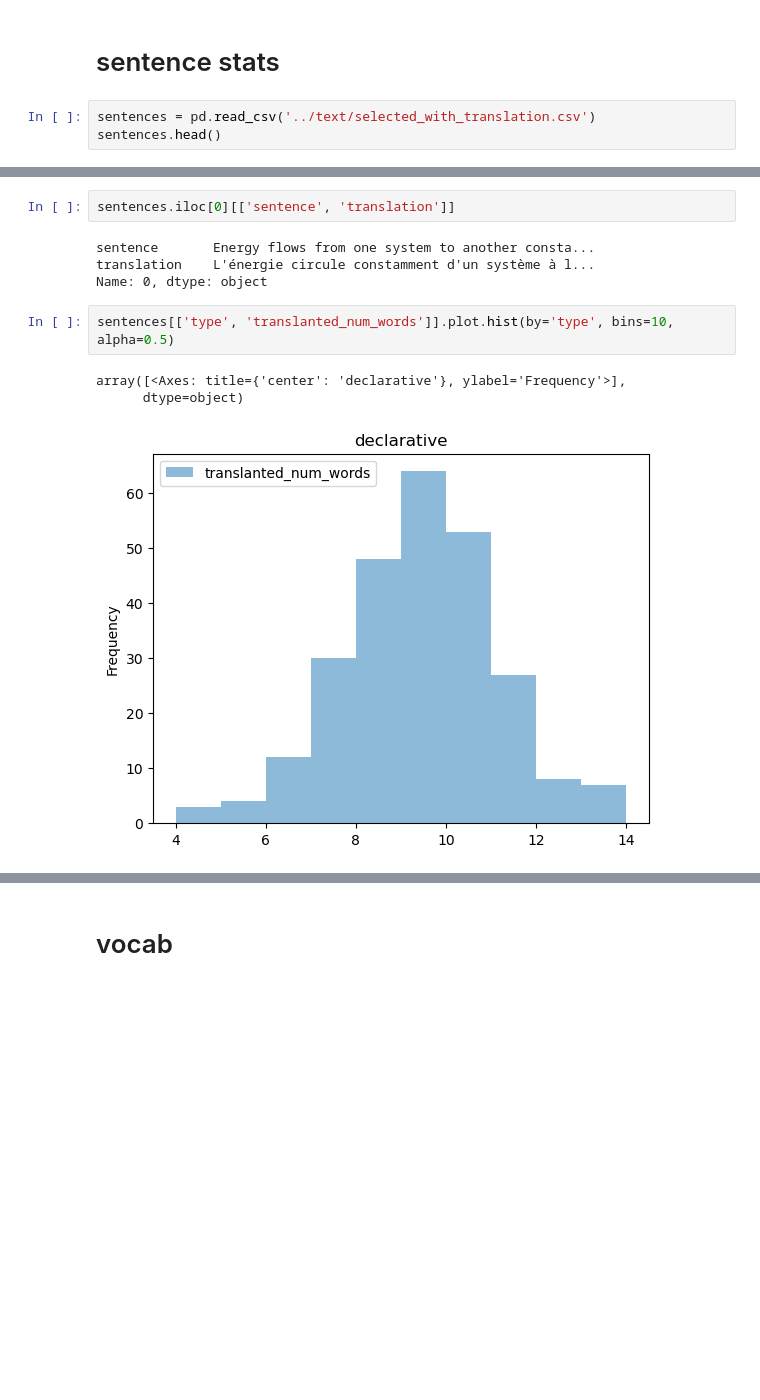
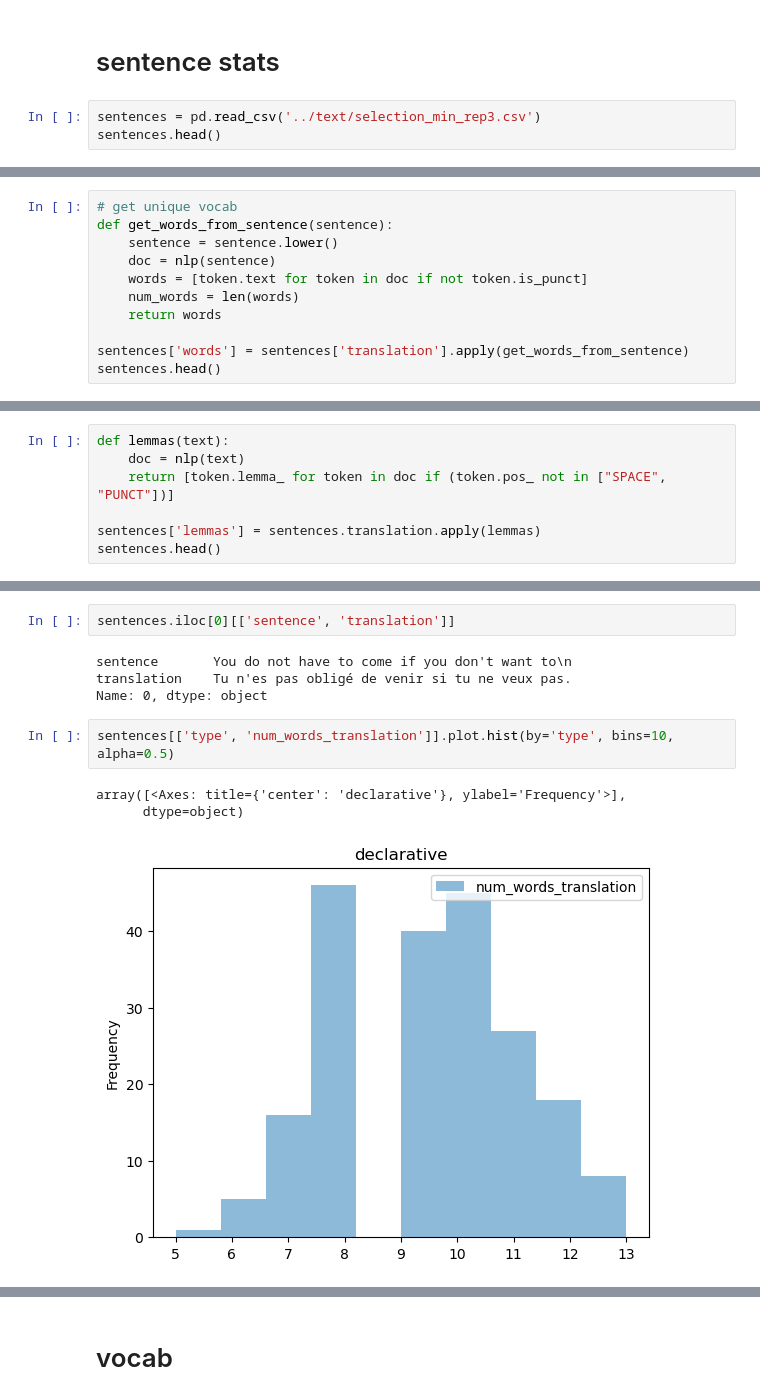
Before and after one commit to lucyzmf/speech_production_protocol, a Jupyter notebook: playground/sentence_stats.ipynb, the cells around one changed output, grey strips where cells are left out. Saved outputs shown, nothing was run; the diff lists cells and outputs as text; blank space fills up the shorter version.

```diff
--- a/playground/sentence_stats.ipynb
+++ b/playground/sentence_stats.ipynb
@@ -75,6 +59,6 @@ content_function_word = {  # 1 content, 0 function, 2 others
 # %% [markdown]
 # sentence stats
 # %%
-sentences = pd.read_csv('../text/selected_with_translation.csv')
+sentences = pd.read_csv('../text/selection_min_rep3.csv')
 sentences.head()
 # %% [output]
@@ -86,0 +71,11 @@ sentences.head()
+# %%
+# get unique vocab
+def get_words_from_sentence(sentence):
+    sentence = sentence.lower()
+    doc = nlp(sentence)
+    words = [token.text for token in doc if not token.is_punct]
+    num_words = len(words)
+    return words
+
+sentences['words'] = sentences['translation'].apply(get_words_from_sentence)
+sentences.head()
@@ -86,0 +89,7 @@ sentences.head()
+# %%
+def lemmas(text):
+    doc = nlp(text)
+    return [token.lemma_ for token in doc if (token.pos_ not in ["SPACE", "PUNCT"])]
+
+sentences['lemmas'] = sentences.translation.apply(lemmas)
+sentences.head()
@@ -93,13 +111,13 @@ Index(['theme', 'type', 'structure', 'numer', 'tense', 'polarity', 'sentence',
 # %%
 sentences.iloc[0][['sentence', 'translation']]
 # %% [output]
-sentence       Energy flows from one system to another consta...
-translation    L'énergie circule constamment d'un système à l...
+sentence       You do not have to come if you don't want to\n
+translation    Tu n'es pas obligé de venir si tu ne veux pas.
 Name: 0, dtype: object
 # %%
-sentences[['type', 'translanted_num_words']].plot.hist(by='type', bins=10, alpha=0.5)
+sentences[['type', 'num_words_translation']].plot.hist(by='type', bins=10, alpha=0.5)
 # %% [output]
 array([<Axes: title={'center': 'declarative'}, ylabel='Frequency'>],
       dtype=object)
-[figure, old version]
+[figure, new version]
 # %%
```
Also changed, not shown: parts of 34 cells of this notebook, 5 other files.
